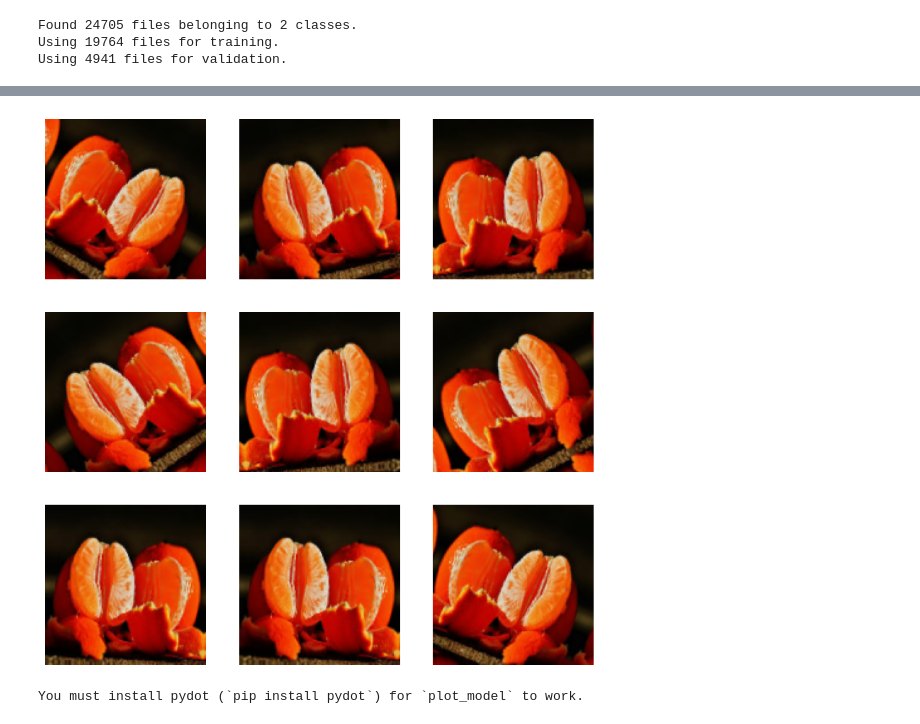
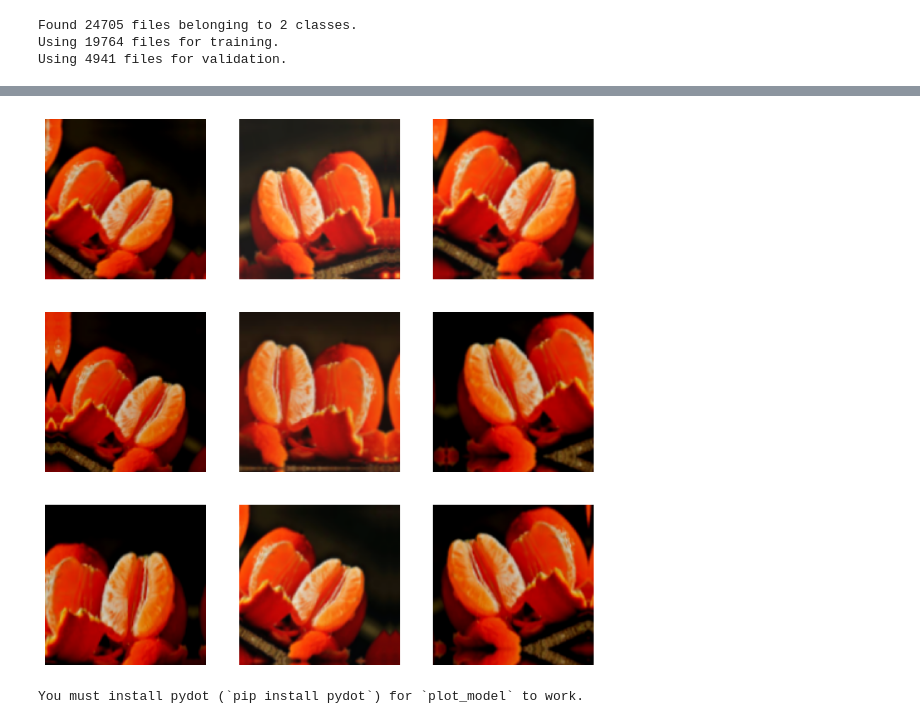
Before and after one commit to AiCEG/mlprojectgarbage, a Jupyter notebook: ml_garbageclassification_project.ipynb, the cells around one changed output, grey strips where cells are left out. Cells and saved outputs as stored; diff of their text form; code cells hidden in the pictures.

```diff
--- a/ml_garbageclassification_project.ipynb
+++ b/ml_garbageclassification_project.ipynb
@@ -58,6 +62,10 @@ for images, labels in train_ds.take(1):
 data_augmentation_layers = [
     layers.RandomFlip("horizontal"),
     layers.RandomRotation(0.1),
+    layers.RandomZoom(0.1),
+    layers.RandomContrast(0.1),
+    layers.RandomBrightness(0.1),
+    layers.RandomTranslation(0.1, 0.1),
 ]
 
 
@@ -66,7 +74,7 @@ def data_augmentation(images):
         images = layer(images)
     return images
 # %%
-plt.figure(figsize=(10, 10))
+plt.figure(figsize=(4, 4))
 for images, _ in train_ds.take(1):
     for i in range(9):
         augmented_images = data_augmentation(images)
@@ -78,4 +86,4 @@ for images, _ in train_ds.take(1):
-[figure, old version]
+[figure, new version]
 # %%
 train_ds = train_ds.map(
     lambda img, label: (data_augmentation(img), label),
```
Also changed, not shown: parts of 4 cells of this notebook.
